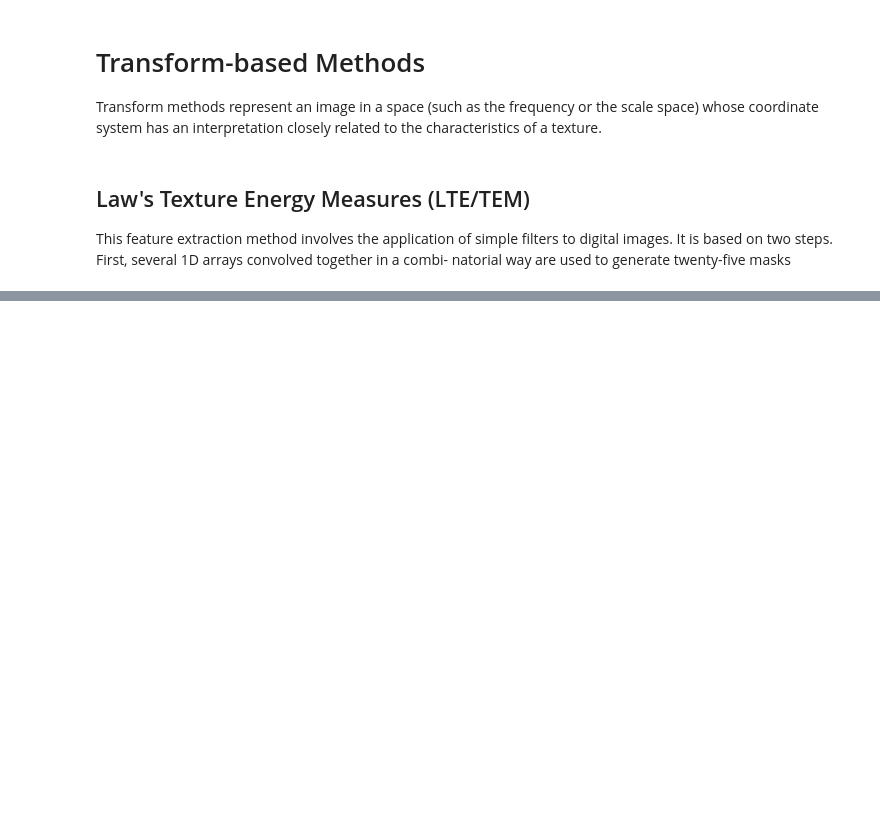
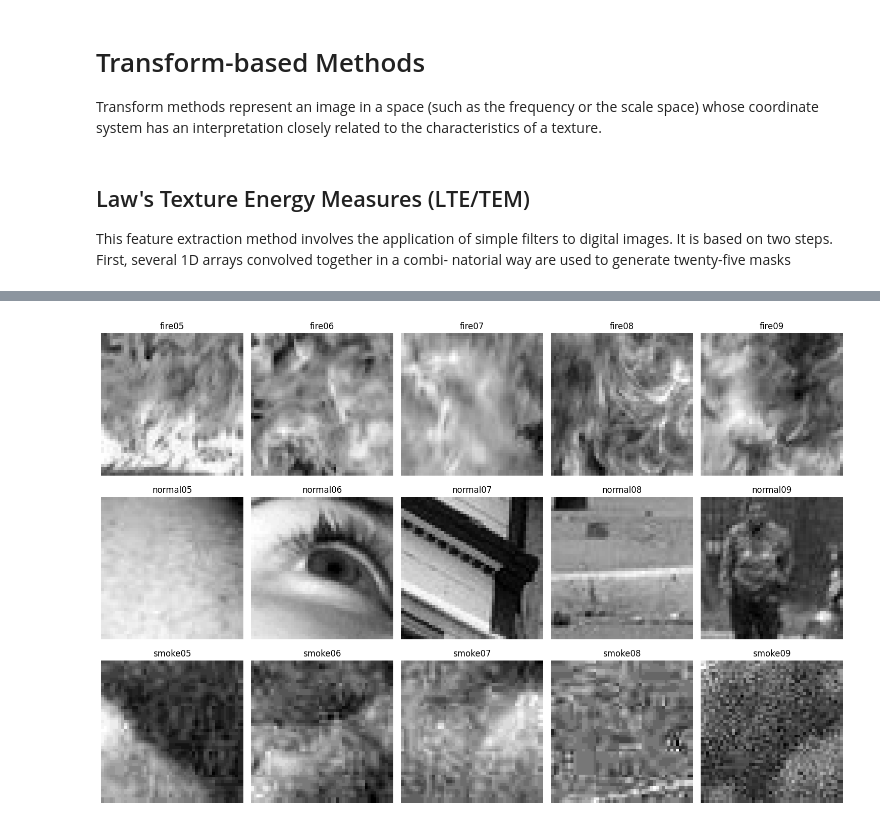
Before and after one commit to ProxPxD/AMiIU, a Jupyter notebook: 2_texture_features_extraction/3_transform-based.ipynb, the cells around one changed output, grey strips where cells are left out. Cells and saved outputs as stored; diff of their text form; code cells hidden in the pictures; blank space fills up the shorter version.

```diff
--- a/2_texture_features_extraction/3_transform-based.ipynb
+++ b/2_texture_features_extraction/3_transform-based.ipynb
@@ -37,8 +40,15 @@ texture.
 import os
 
 # Utils
-from utilities import _image_xor
-from utilities import _pad_image_power_2
+import matplotlib.pyplot as plt
+import cv2
+from skimage.feature import graycomatrix, graycoprops
+from skimage import data, io
+from toolz.functoolz import compose_left
+from itertools import product
+
+int_product = lambda *ints: product(*tuple(map(range, ints)))
+
 
 # methods
 from transform_based.lte import lte  # Law's texture Energy
@@ -51,3 +61,20 @@ This feature extraction method involves the application of
 simple filters to digital images. It is based on two steps. First,
 several 1D arrays convolved together in a combi-
 natorial way are used to generate twenty-five masks
+# %%
+# Read in the image and convert it to grayscale
+data_dir = './data/BoWFireDataset/'
+train_dir = data_dir + 'train/'
+
+labels = ['fire', 'normal', 'smoke']
+n_labels = len(labels)
+n_per_label = 5
+img_offset = 4
+img_paths = [f'{train_dir}{label}{img_offset+i+1:02d}.jpg' for label in labels for i in range(n_per_label)]
+
+load_img = compose_left(
+    cv2.imread,
+    lambda img: cv2.cvtColor(img, cv2.COLOR_BGR2GRAY)
+)
+
+imgs = list(map(load_img, img_paths))
@@ -53,0 +89,16 @@ natorial way are used to generate twenty-five masks
+# %%
+def visualize(imgs, n_labels=n_labels, n_per_label=n_per_label):
+    fig, axes = plt.subplots(n_labels, n_per_label, figsize=(15, 10))
+
+    for i, j in int_product(n_labels, n_per_label):
+        index = i * n_per_label + j
+        if index < len(imgs):
+            axes[i, j].imshow(imgs[index], cmap='gray')
+            axes[i, j].set_title(img_paths[index].rsplit('/', 1)[1].split('.')[0])
+            axes[i, j].axis('off')
+
+    plt.tight_layout()
+    plt.show()
+visualize(imgs)
+# %% [output]
+[figure, added]
```
Also changed, not shown: parts of 4 cells of this notebook, 6 other files.
